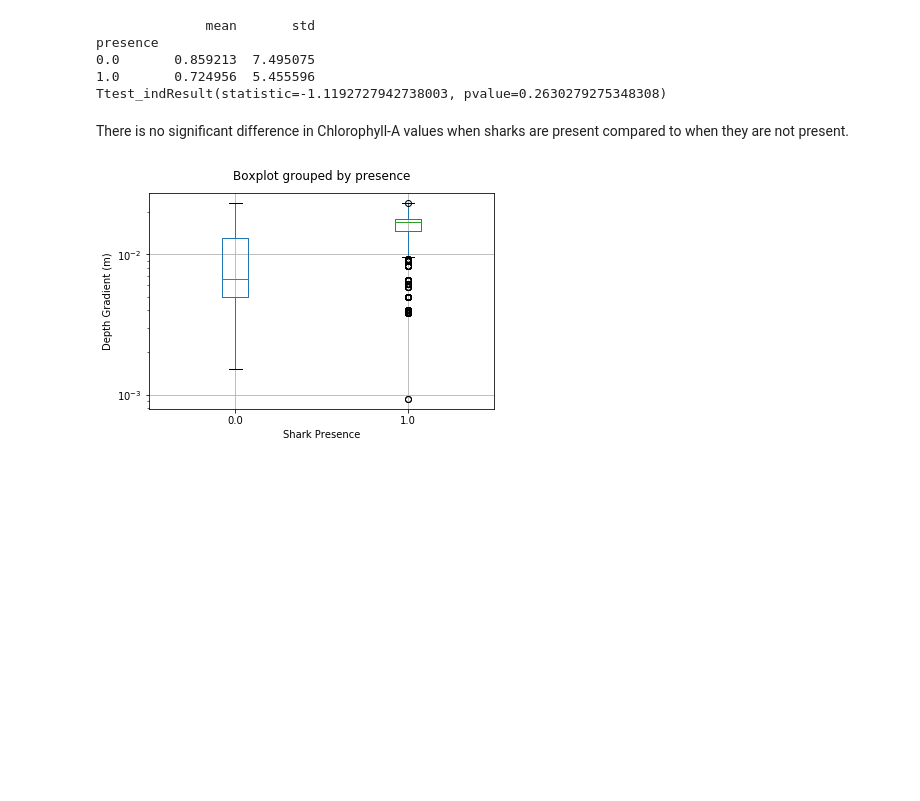
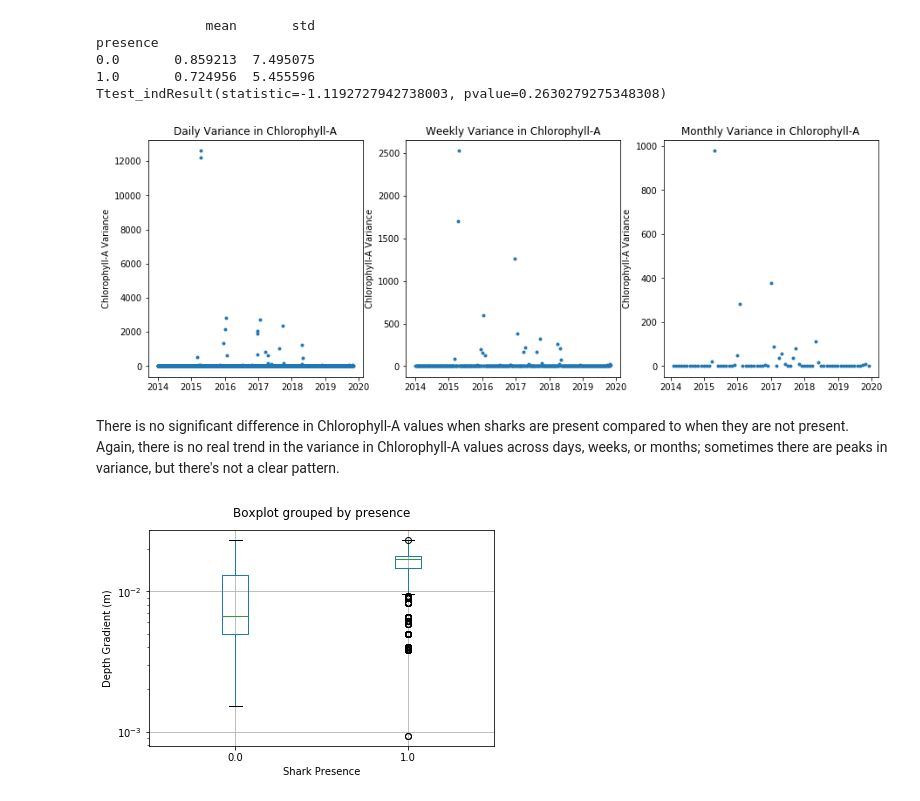
Before and after one commit to echelleburns/SpringBoard-Capstone1, a Jupyter notebook: Prelim_Data_Analysis/Presence v Absence.ipynb, the cells around one changed output. Drawn from its saved outputs; the diff is of its cells as text; code cells hidden in the pictures; blank space fills up the shorter version.

```diff
--- a/Prelim_Data_Analysis/Presence v Absence.ipynb
+++ b/Prelim_Data_Analysis/Presence v Absence.ipynb
@@ -97,8 +177,30 @@ presence
 0.0       0.859213  7.495075
 1.0       0.724956  5.455596
 Ttest_indResult(statistic=-1.1192727942738003, pvalue=0.2630279275348308)
+# %%
+%matplotlib inline
+# How does chla change over the course of days, months, or weeks?
+fig, (ax1, ax2, ax3) = plt.subplots(1,3, figsize=(15,5)) # initialize plot
+
+days = over_time.ChlA.resample('D').var() # resample daily
+ax1.plot(days, marker='.', linestyle='None') # plot
+ax1.set_ylabel('Chlorophyll-A Variance')
+ax1.set_title('Daily Variance in Chlorophyll-A')
+
+weeks = over_time.ChlA.resample('W').var() # resample weekly
+ax2.plot(weeks, marker='.', linestyle='None') # plot
+ax2.set_ylabel('Chlorophyll-A Variance')
+ax2.set_title('Weekly Variance in Chlorophyll-A')
+
+months = over_time.ChlA.resample('M').var() # resample monthly
+ax3.plot(months, marker='.', linestyle='None') # plot
+ax3.set_ylabel('Chlorophyll-A Variance')
+ax3.set_title('Monthly Variance in Chlorophyll-A')
+plt.show() # show plot
+# %% [output]
+[figure, added]
 # %% [markdown]
-There is no significant difference in Chlorophyll-A values when sharks are present compared to when they are not present.
+There is no significant difference in Chlorophyll-A values when sharks are present compared to when they are not present. Again, there is no real trend in the variance in Chlorophyll-A values across days, weeks, or months; sometimes there are peaks in variance, but there's not a clear pattern.
 # %%
 # Plot the relationship between shark presence and depth gradient
 dat.boxplot('DepthGradient', 'presence')
```
Also changed, not shown: parts of 7 cells of this notebook.
